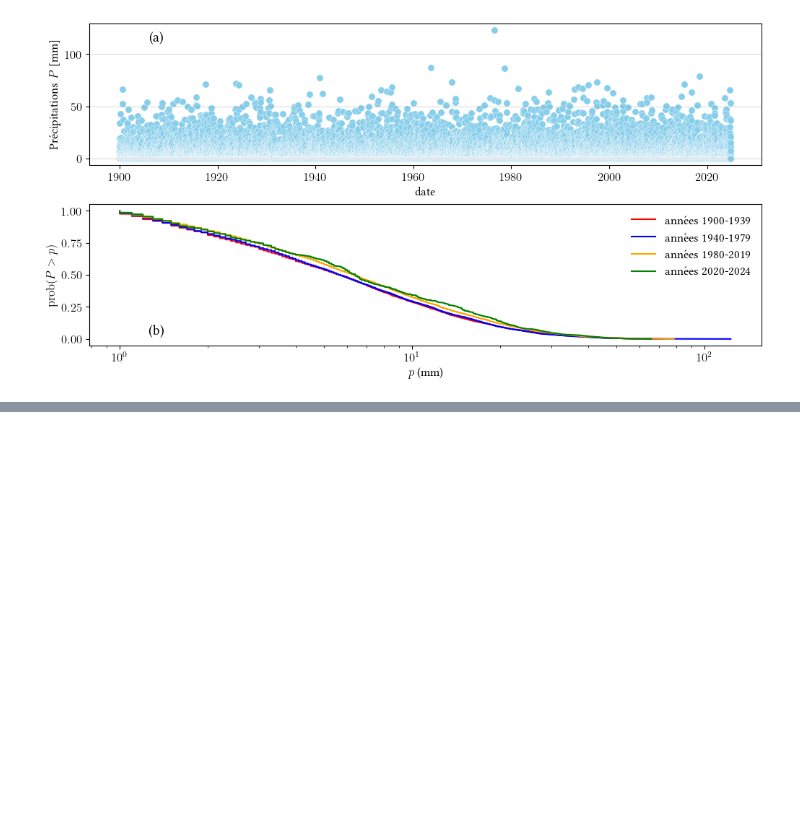
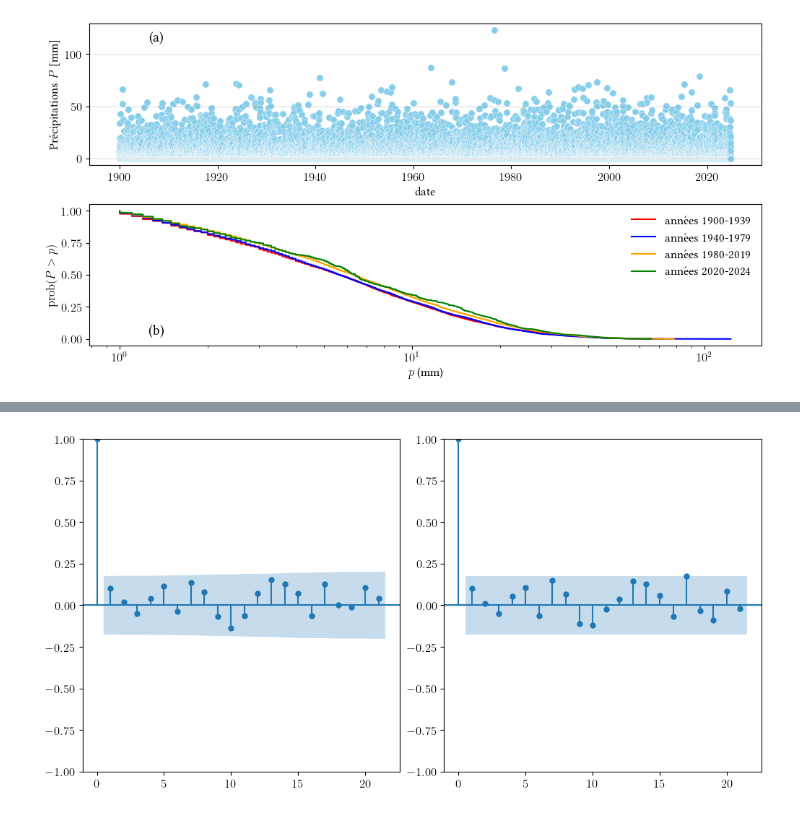
Before and after one commit to cancey/hydrologie, a Jupyter notebook: Analyse_série/analyse.ipynb, the cells around one changed output, grey strips where cells are left out. Cells and saved outputs as stored; diff of their text form; code cells hidden in the pictures; blank space fills up the shorter version.

```diff
--- a/Analyse_série/analyse.ipynb
+++ b/Analyse_série/analyse.ipynb
@@ -488,0 +524,9 @@ fig.savefig('test_répartition.png',dpi=300,bbox_inches='tight')
+# %%
+# Tracé de l'autocorrélation et de l'autocorrélation partielle
+fig, ((ax1, ax2) ) = plt.subplots(1, 2, constrained_layout=True)
+fig.set_figheight(5)
+fig.set_figwidth(5*2)
+plot_acf(cumul_annuel,ax=ax1,title=None);
+plot_pacf(cumul_annuel,ax=ax2,title=None);
+# %% [output]
+[figure, added]
```
Also changed, not shown: parts of 23 cells of this notebook, 2 other files.
